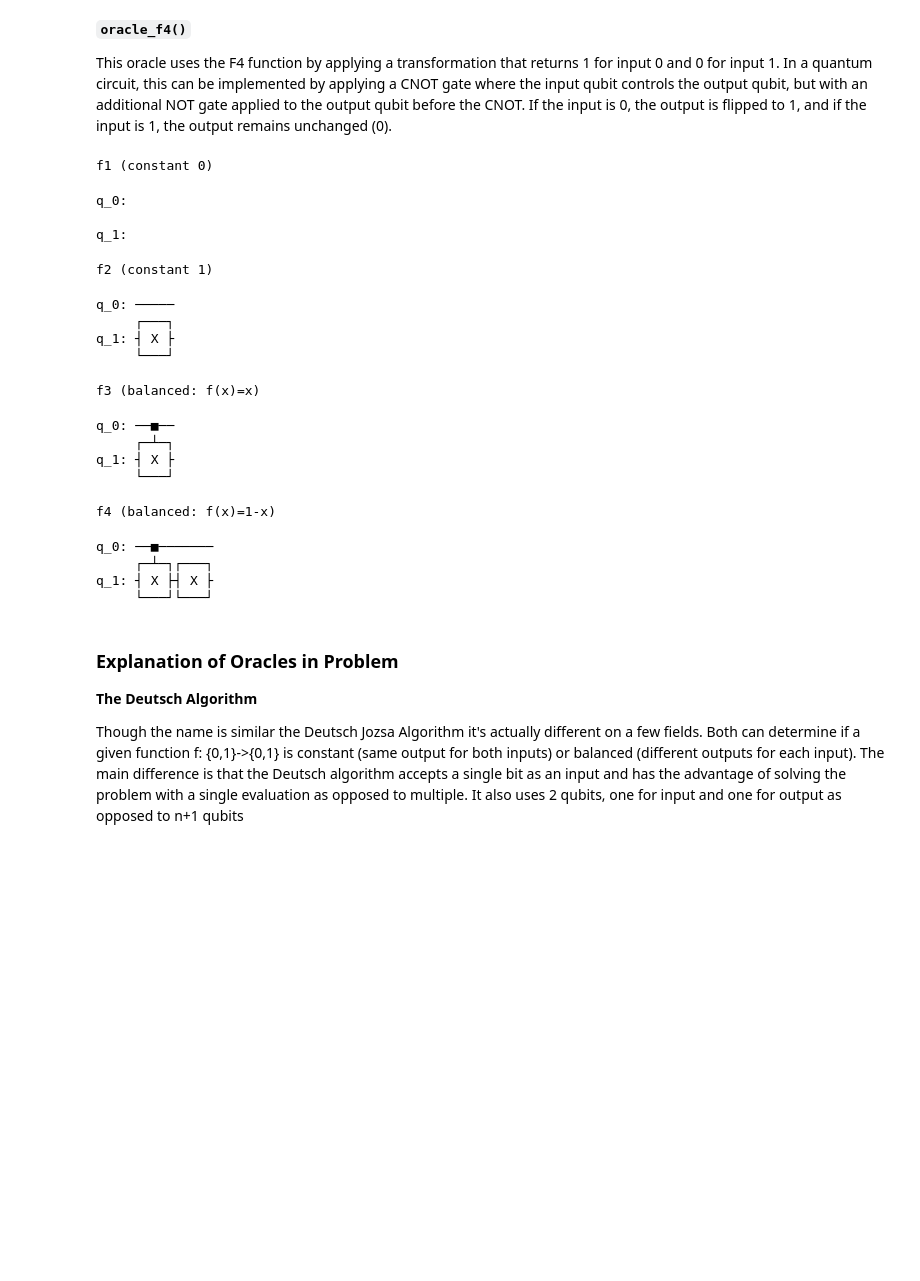
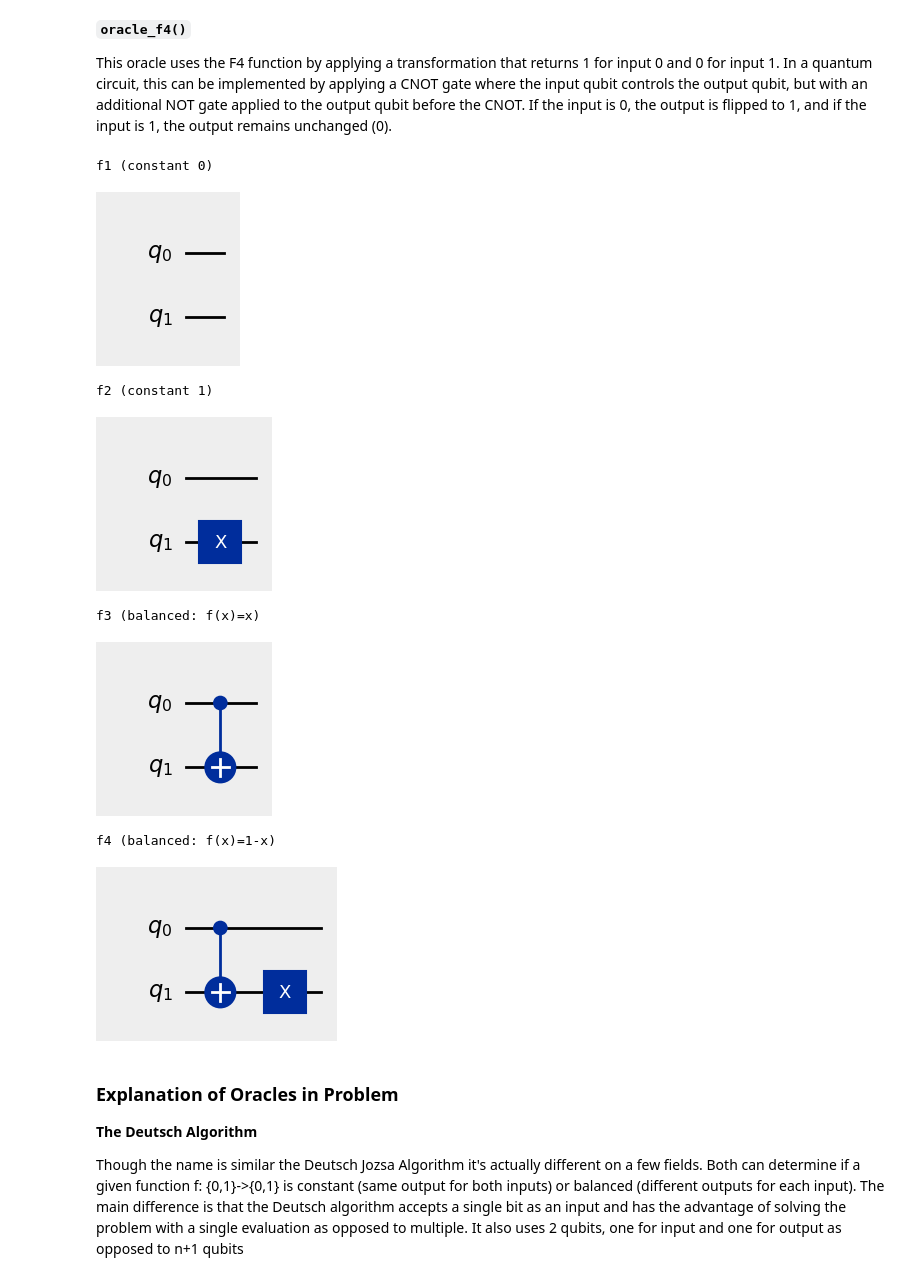
Before and after one commit to eoinocathasaigh/EmergingTechnologies-Assessment, a Jupyter notebook: problems.ipynb, the cells around one changed output. Drawn from its saved outputs; the diff is of its cells as text; code cells hidden in the pictures; blank space fills up the shorter version.

```diff
--- a/problems.ipynb
+++ b/problems.ipynb
@@ -199,41 +202,30 @@ def oracle_f4():
 # %%
 # Testing problem 3 oracles
 from IPython.display import display
 
 oracle1 = oracle_f1()
 oracle2 = oracle_f2()
 oracle3 = oracle_f3()
 oracle4 = oracle_f4()
 
 for name, qc in [("f1 (constant 0)", oracle1), ("f2 (constant 1)", oracle2),
                  ("f3 (balanced: f(x)=x)", oracle3), ("f4 (balanced: f(x)=1-x)", oracle4)]:
     print(name)
-    display(qc.draw())
+    display(qc.draw(output="mpl", style={"backgroundcolor": "#EEEEEE"}))
 
 #pip install pylatexenc
 #could change the draw method to qc.draw('mpl') but would need to check if I can install pylatexenc first
 #This is also another way to do the representation using the circuit drawer - they look the same though so its not hugely important to change it.
 #circuit_drawer(oracle1, output="mpl", style={"backgroundcolor": "#EEEEEE"})
 # %% [output]
 f1 (constant 0)
+[figure, added]
-q_0:
-
-q_1:
+f2 (constant 1)
+[figure, added]
-f2 (constant 1)
+f3 (balanced: f(x)=x)
+[figure, added]
-q_0: ─────
-     ┌───┐
-q_1: ┤ X ├
-     └───┘
+f4 (balanced: f(x)=1-x)
-f3 (balanced: f(x)=x)
-q_0: ──■──
-     ┌─┴─┐
-q_1: ┤ X ├
-     └───┘
-f4 (balanced: f(x)=1-x)
-q_0: ──■───────
-     ┌─┴─┐┌───┐
-q_1: ┤ X ├┤ X ├
-     └───┘└───┘
+[figure, added]
 # %% [markdown]
 ### Explanation of Oracles in Problem
 **The Deutsch Algorithm**
```
Also changed, not shown: parts of 3 cells of this notebook.
